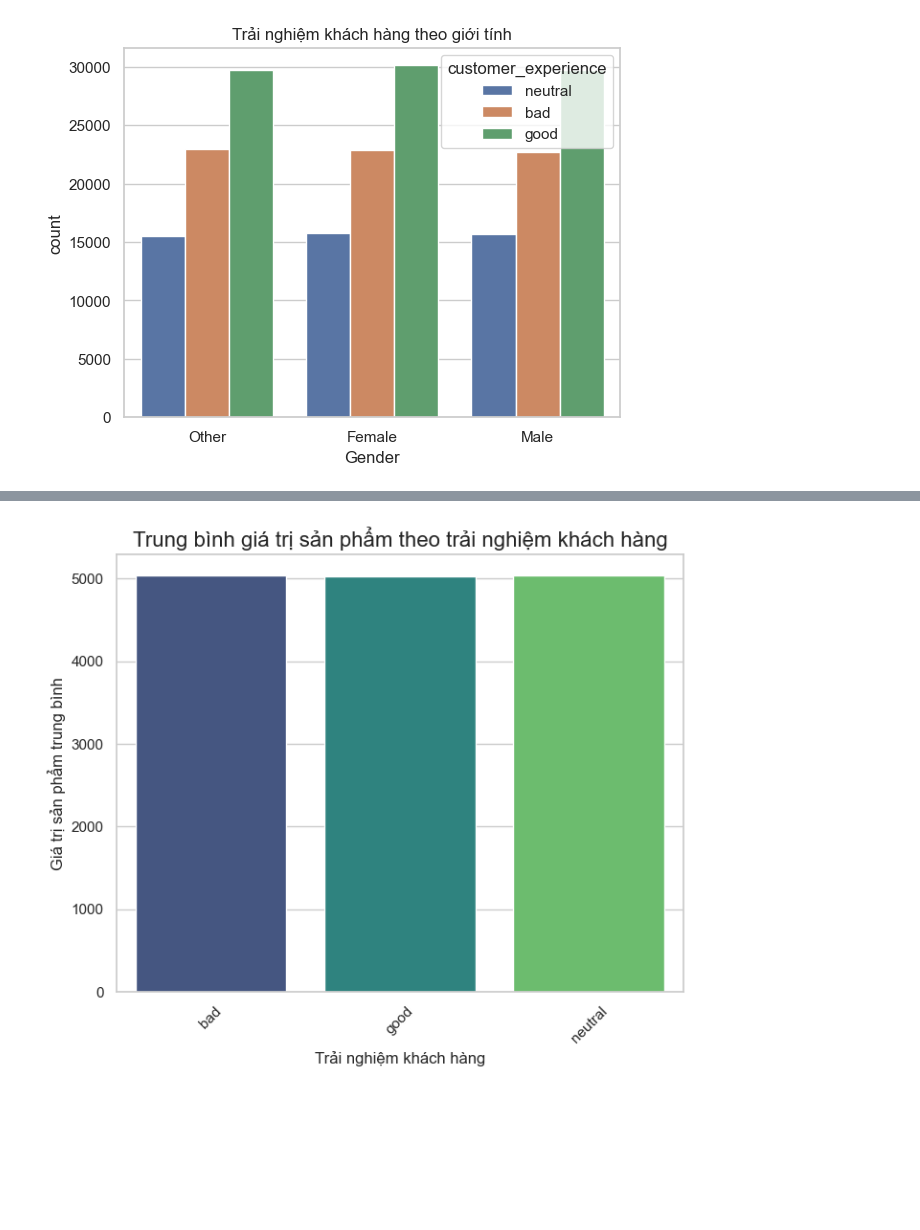
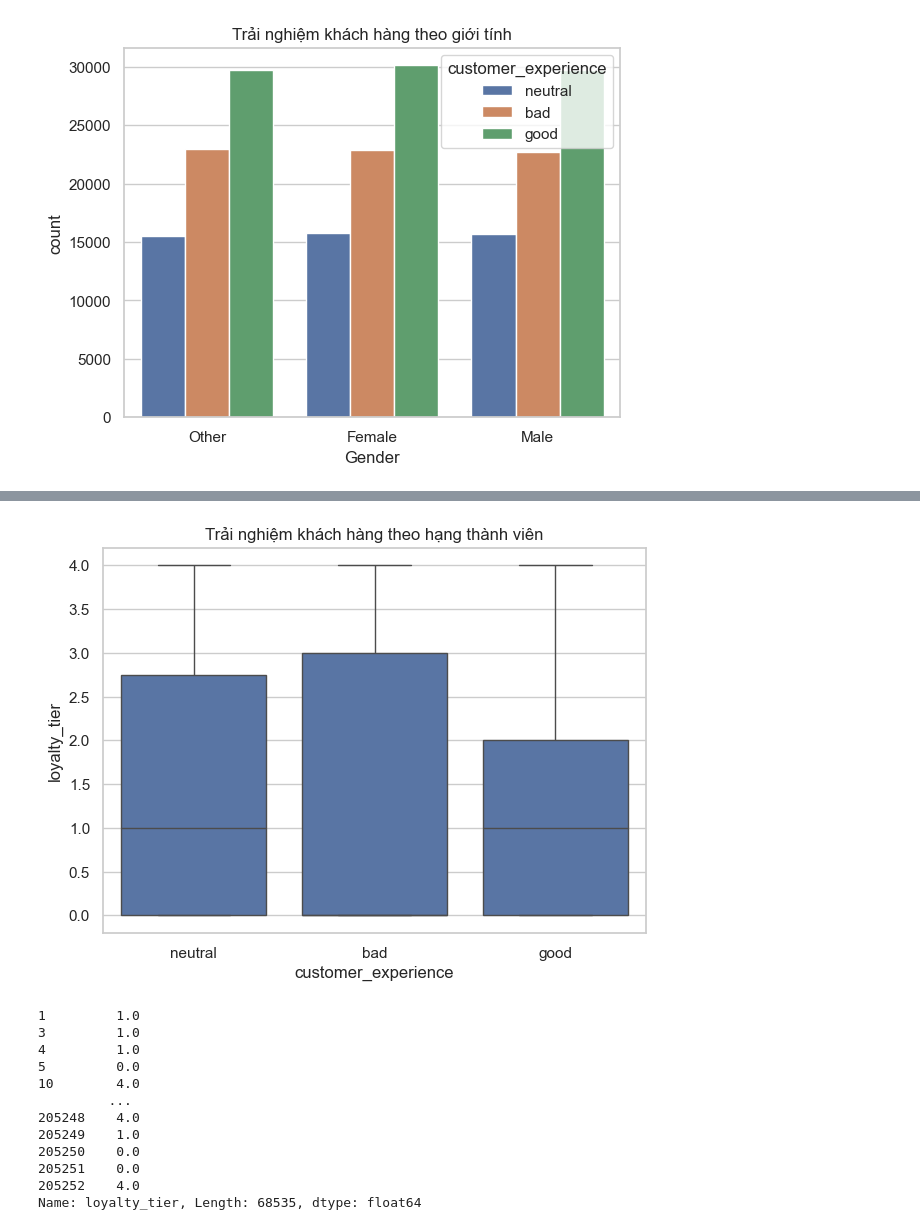
Before and after one commit to lesondowski/PPNCKH-Name-project-SGU, a Jupyter notebook: EDA/eda.ipynb, the cells around one changed output, grey strips where cells are left out. Cells and saved outputs as stored; diff of their text form; code cells hidden in the pictures; blank space fills up the shorter version.

```diff
--- a/EDA/eda.ipynb
+++ b/EDA/eda.ipynb
@@ -236,20 +208,23 @@ plt.show()
 # %%
-# Tính toán trung bình của 'Product_value' theo 'customer_experience'
-avg_product_value = df.groupby('customer_experience')['Product_value'].mean().reset_index()
-
-# Vẽ biểu đồ cột và sử dụng `hue` để chỉ định phân nhóm theo 'customer_experience'
-plt.figure(figsize=(7, 6))
-sns.barplot(x='customer_experience', y='Product_value', data=avg_product_value, hue='customer_experience', palette='viridis')
-
-# Thêm tiêu đề và nhãn cho trục
-plt.title('Trung bình giá trị sản phẩm theo trải nghiệm khách hàng', fontsize=16)
-plt.xlabel('Trải nghiệm khách hàng', fontsize=12)
-plt.ylabel('Giá trị sản phẩm trung bình', fontsize=12)
-
-# Hiển thị biểu đồ
-plt.xticks(rotation=45)
-plt.tight_layout()
+plt.figure(figsize=(7,5))
+sns.boxplot(x='customer_experience', y='loyalty_tier', data=df)
+plt.title("Trải nghiệm khách hàng theo hạng thành viên")
 plt.show()
 # %% [output]
-[figure, old version]
+[figure, new version]
+# %%
+df[df['customer_experience'] == 'bad']['loyalty_tier']
+# %% [output]
+1         1.0
+3         1.0
+4         1.0
+5         0.0
+10        4.0
+         ...
+205248    4.0
+205249    1.0
+205250    0.0
+205251    0.0
+205252    4.0
+Name: loyalty_tier, Length: 68535, dtype: float64
 # %% [markdown]
```
Also changed, not shown: parts of 34 cells of this notebook.
